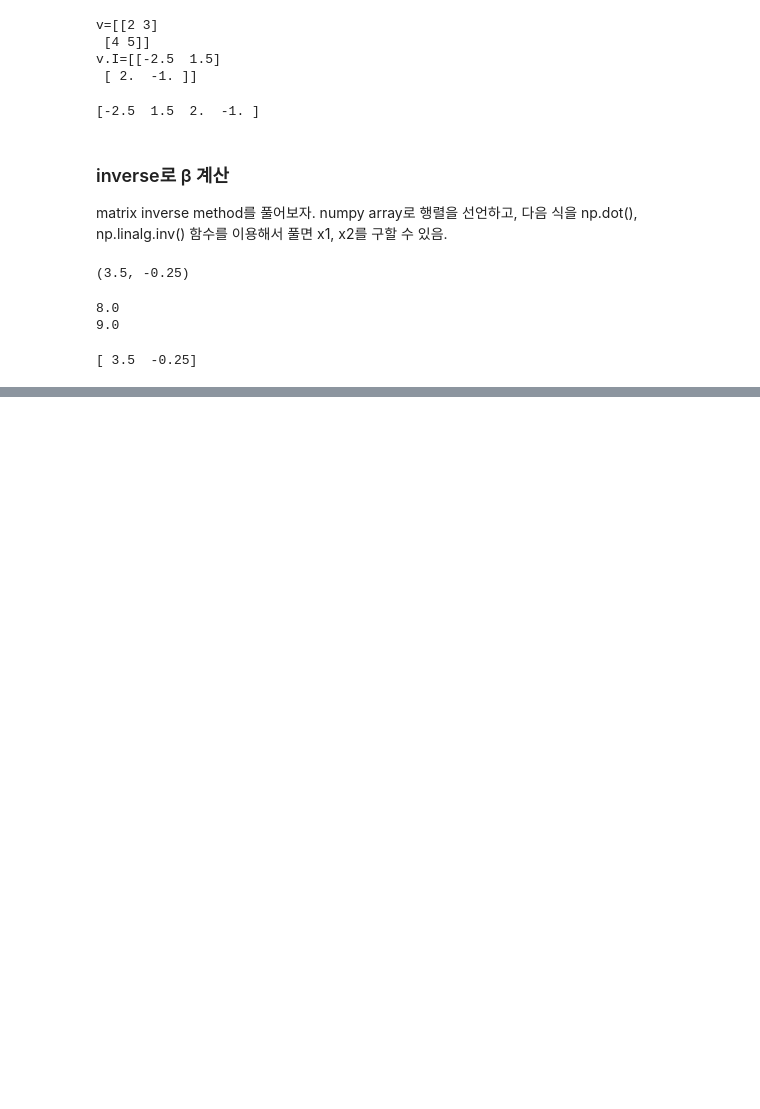
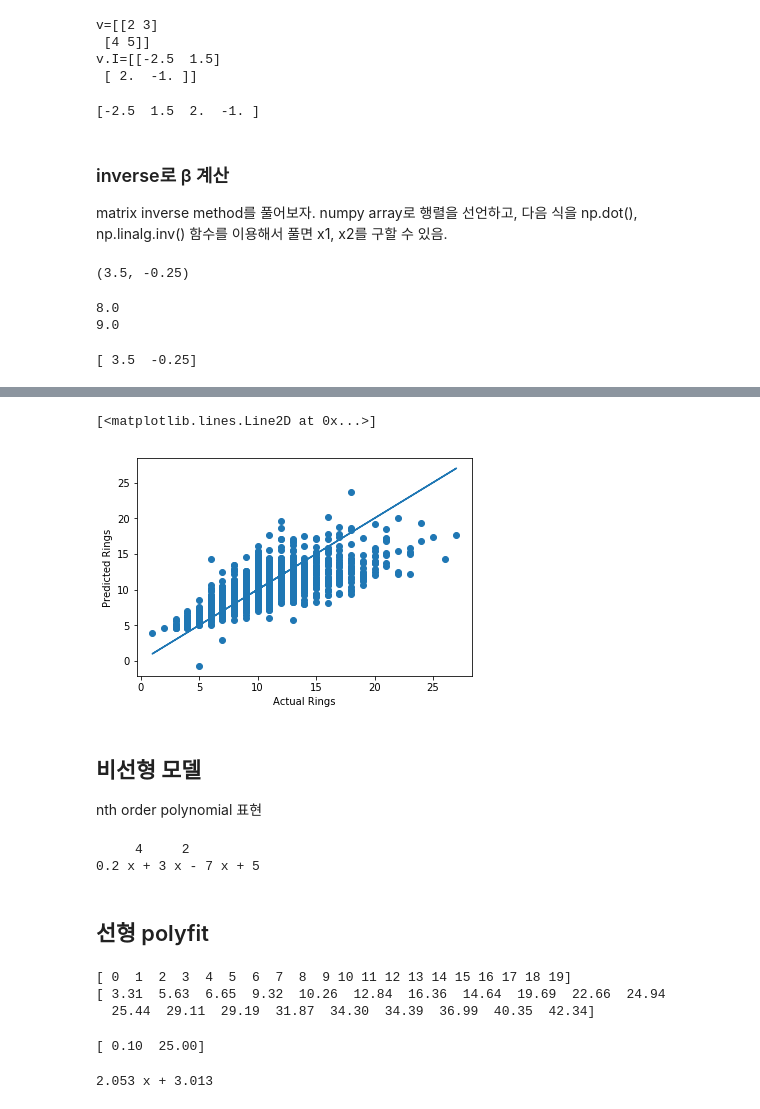
Before and after one commit to HeegeePark/MyStudySpace, a Jupyter notebook: 2019-2/BigData_Spark/src/ds7_regression.ipynb, the cells around one changed output, grey strips where cells are left out. Drawn from its saved outputs; the diff is of its cells as text; code cells hidden in the pictures; blank space fills up the shorter version.

```diff
--- a/2019-2/BigData_Spark/src/ds7_regression.ipynb
+++ b/2019-2/BigData_Spark/src/ds7_regression.ipynb
@@ -265,0 +719,11 @@ print np.linalg.solve(x,y)
+# %%
+from sklearn.model_selection import train_test_split
+train, test = train_test_split(abalone,train_size=0.5)
+# %%
+from sklearn import linear_model
+from sklearn.metrics import r2_score, mean_absolute_error
+
+xtrain = train.drop(['rings','sex'],axis=1)
+ytrain = train['rings']
+xtest = test.drop(['rings','sex'],axis=1)
+ytest = test['rings']
@@ -265,0 +746,3 @@ print np.linalg.solve(x,y)
+# %%
+regression = linear_model.LinearRegression()
+regression.fit(xtrain, ytrain)
@@ -265,0 +791,3 @@ print np.linalg.solve(x,y)
+# %%
+# 예측값과 실제값 비교
+ypred = regression.predict(xtest)
@@ -265,0 +812,28 @@ print np.linalg.solve(x,y)
+# %%
+# 그래프
+%matplotlib inline
+import matplotlib.pyplot as plt
+import numpy as np
+
+fig=plt.figure()
+ax=fig.add_subplot(111)
+ax.scatter(ytest,ypred)
+ax.set_ylabel('Predicted Rings')
+ax.set_xlabel('Actual Rings')
+ax.plot(ytest,ytest)
+# %% [output]
+[<matplotlib.lines.Line2D at 0x...>]
+[figure, added]
+# %% [markdown]
+## 비선형 모델
+nth order polynomial 표현
+# %%
+# 괄호 안 숫자는 다항식의 계수들
+import numpy as np
+f=np.poly1d( [ 0.2, 0, 3, -7, 5 ] )
+print f
+# %% [output]
+     4     2
+0.2 x + 3 x - 7 x + 5
+# %% [markdown]
+## 선형 polyfit
@@ -265,0 +849,19 @@ print np.linalg.solve(x,y)
+# %%
+print x
+print y
+# %% [output]
+[ 0  1  2  3  4  5  6  7  8  9 10 11 12 13 14 15 16 17 18 19]
+[ 3.31  5.63  6.65  9.32  10.26  12.84  16.36  14.64  19.69  22.66  24.94
+  25.44  29.11  29.19  31.87  34.30  34.39  36.99  40.35  42.34]
+# %%
+# 1차식으로 풀자 = polyfit(*,*,1) <- 3번째 파라미터가 1
+p = np.polyfit(x,y,1)
+print p
+# %% [output]
+[ 0.10  25.00]
+# %%
+# 예측 값을 출력할 때 사용
+f=np.poly1d(p)
+print f
+# %% [output]
+2.053 x + 3.013
```
Also changed, not shown: parts of 91 cells of this notebook.
